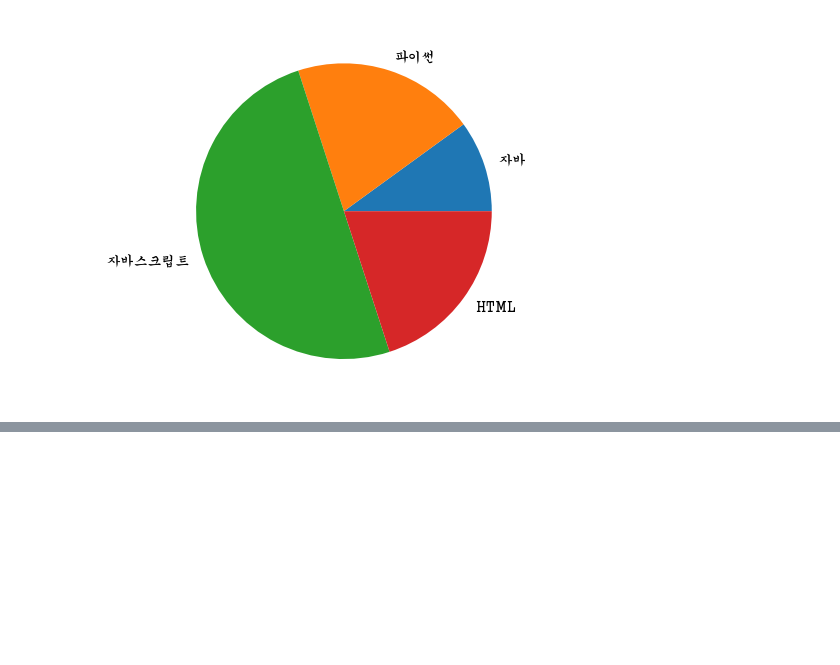
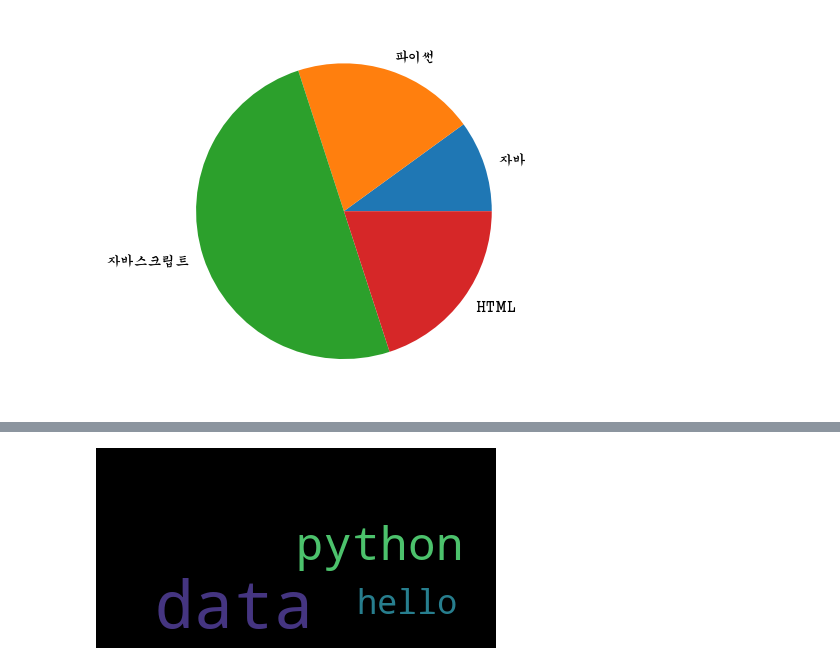
Before and after one commit to 0808min/class, a Jupyter notebook: python/plot.ipynb, the cells around one changed output, grey strips where cells are left out. Drawn from its saved outputs; the diff is of its cells as text; code cells hidden in the pictures; blank space fills up the shorter version.

Commit message:
python

```diff
--- a/python/plot.ipynb
+++ b/python/plot.ipynb
@@ -99,0 +121,10 @@ plt.show()
+# %%
+# wordcloud
+
+import wordcloud
+text = 'python python hello data data data data data'
+wc = wordcloud.WordCloud()
+wc.generate_from_text(text)
+wc.to_image()
+# %% [output]
+[figure, added]
```
Also changed, not shown: parts of 4 cells of this notebook, 3 other files.
